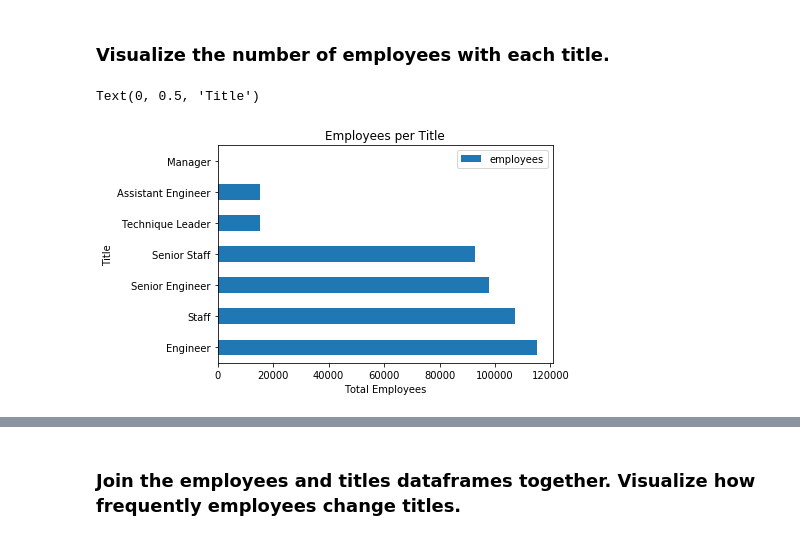
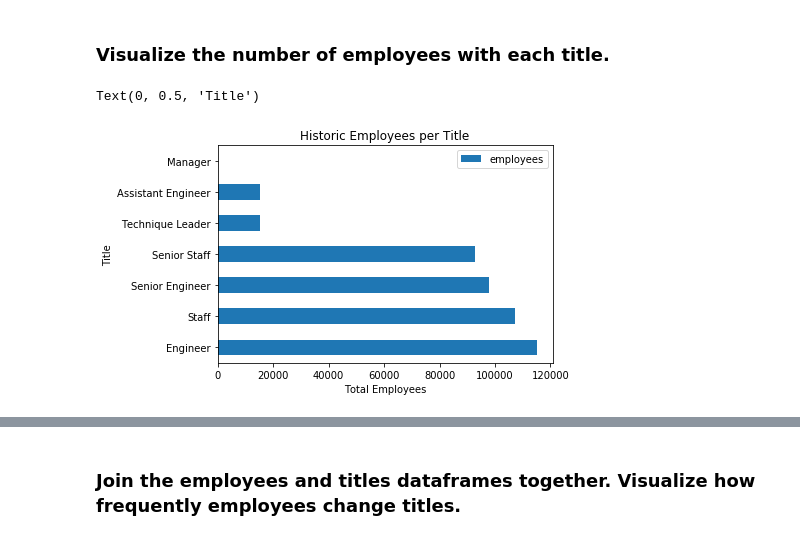
Before and after one commit to ThompsonBethany01/numpy-pandas-visualization-exercises, a Jupyter notebook: advanced_dataframes.ipynb, the cells around one changed output, grey strips where cells are left out. Saved outputs shown, nothing was run; the diff lists cells and outputs as text; code cells hidden in the pictures.

```diff
--- a/advanced_dataframes.ipynb
+++ b/advanced_dataframes.ipynb
@@ -221,19 +242,25 @@ titles = pd.read_sql('SELECT * FROM titles', get_db_url('employees'))
 # %% [markdown]
 ### Visualize the number of employees with each title.
 # %%
-#using historical data, we did not filter out the old title dates from above
+#using historical data, we did not filter out the old title dates or employees from above
 #we joined the tables with a left join using the emp_no
 emp_with_titles = pd.merge(employees, titles, left_on='emp_no', right_on='emp_no', how='left')
+
 #value counts shows us the counts of the distinct title names
 title_counts = emp_with_titles.title.value_counts()
+
+#saving the variable as a dataframe instead of a series and renaming the column
 title_counts = pd.DataFrame(title_counts)
 title_counts = title_counts.rename(columns = {'title':'employees'})
 
+#graphing the dataframe into a horizontal bar graph
 title_counts.plot.barh()
-plt.title('Employees per Title')
+
+#explicitly labeling the title and axis labels
+plt.title('Historic Employees per Title')
 plt.xlabel('Total Employees')
 plt.ylabel('Title')
 # %% [output]
 Text(0, 0.5, 'Title')
-[figure, old version]
+[figure, new version]
 # %%
```
Also changed, not shown: parts of 38 cells of this notebook, 1 other file.
